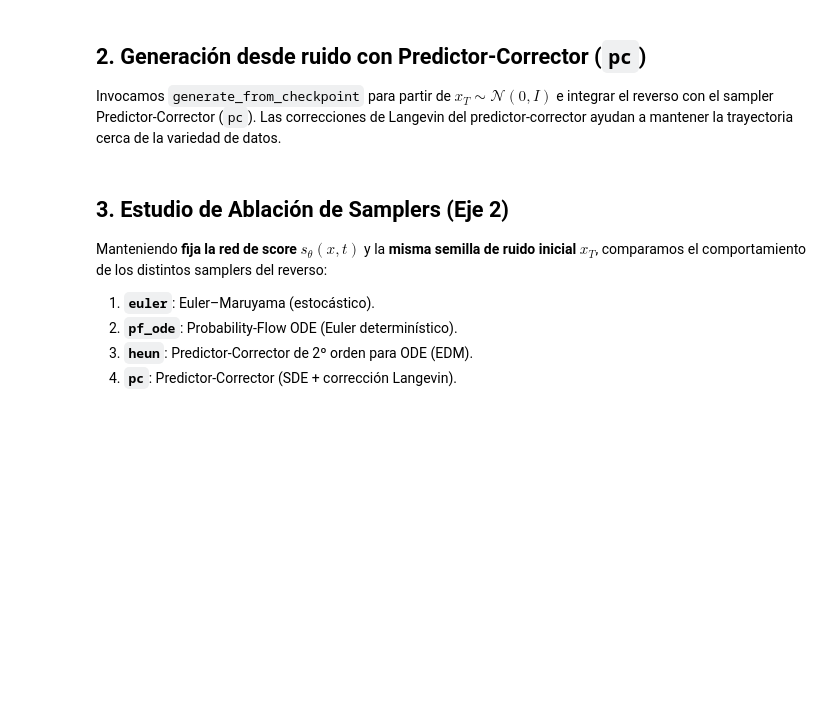
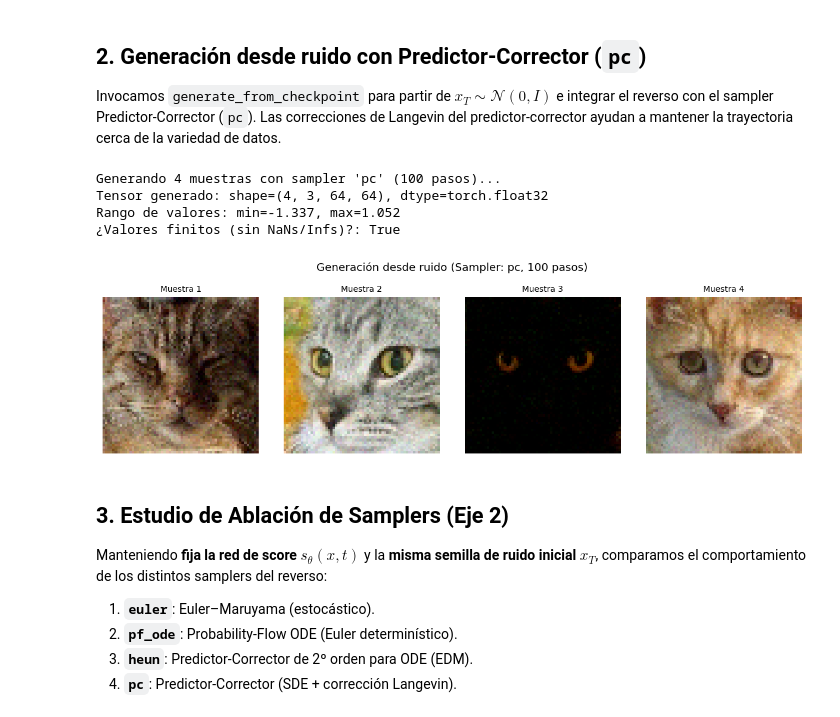
Before and after one commit to bravoivanagustin/diffusion-models, a Jupyter notebook: diffusion-models/notebooks/07_sample_cats_from_checkpoint.ipynb, the cells around one changed output. Drawn from its saved outputs; the diff is of its cells as text; code cells hidden in the pictures; blank space fills up the shorter version.

```diff
--- a/diffusion-models/notebooks/07_sample_cats_from_checkpoint.ipynb
+++ b/diffusion-models/notebooks/07_sample_cats_from_checkpoint.ipynb
@@ -131,30 +146,36 @@ Las correcciones de Langevin del predictor-corrector ayudan a mantener la trayec
 # %%
 # --- Generación desde ruido usando Predictor-Corrector ---
 N_SAMPLES = 4
-N_STEPS = 1000
+N_STEPS = 100
 SAMPLER_NAME = "pc"
 
 print(f"Generando {N_SAMPLES} muestras con sampler '{SAMPLER_NAME}' ({N_STEPS} pasos)...")
 
 samples_pc = generate_from_checkpoint(
     CKPT_PATH,
     sampler_name=SAMPLER_NAME,
     n_samples=N_SAMPLES,
     n_steps=N_STEPS,
     seed=SEED,
-    map_location="cpu",
+    map_location="cuda",
 )
 
 print(f"Tensor generado: shape={tuple(samples_pc.shape)}, dtype={samples_pc.dtype}")
 print(f"Rango de valores: min={float(samples_pc.min()):.3f}, max={float(samples_pc.max()):.3f}")
 print("¿Valores finitos (sin NaNs/Infs)?:", bool(torch.isfinite(samples_pc).all()))
 
 show_grid(
     samples_pc,
     titles=[f"Muestra {i+1}" for i in range(N_SAMPLES)],
     suptitle=f"Generación desde ruido (Sampler: {SAMPLER_NAME}, {N_STEPS} pasos)",
     cols=4
 )
+# %% [output]
+Generando 4 muestras con sampler 'pc' (100 pasos)...
+Tensor generado: shape=(4, 3, 64, 64), dtype=torch.float32
+Rango de valores: min=-1.337, max=1.052
+¿Valores finitos (sin NaNs/Infs)?: True
+[figure, added]
 # %% [markdown]
 ## 3. Estudio de Ablación de Samplers (Eje 2)
 
```
Also changed, not shown: parts of 4 cells of this notebook.
